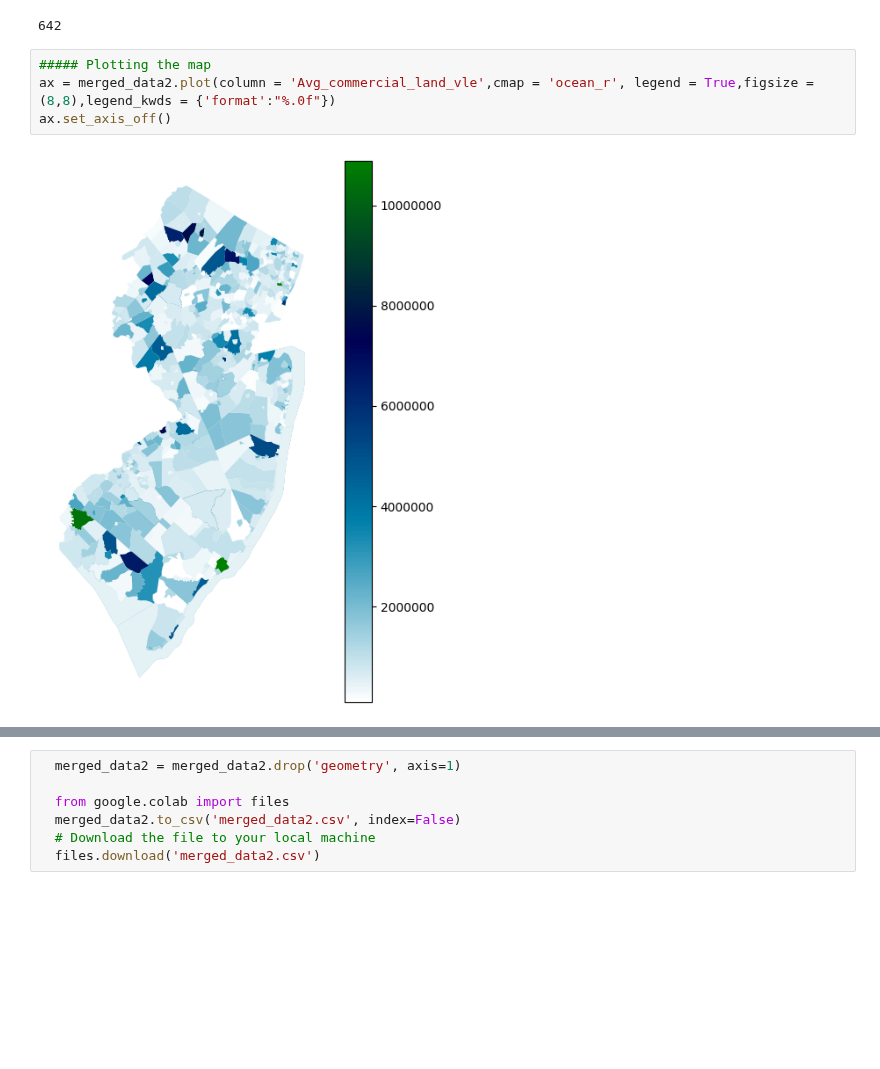
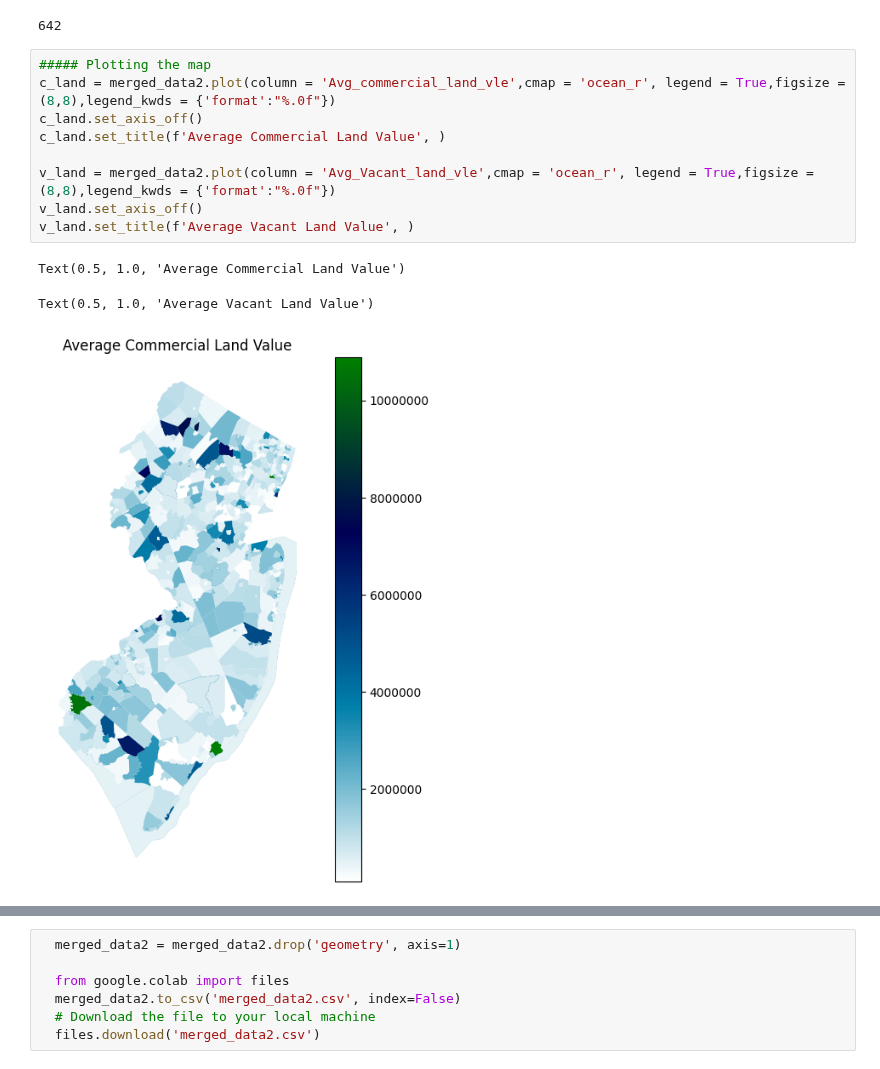
Before and after one commit to NihilKottal001/GIS, a Jupyter notebook: PS1.ipynb, the cells around one changed output, grey strips where cells are left out. Saved outputs shown, nothing was run; the diff lists cells and outputs as text; blank space fills up the shorter version.

```diff
--- a/PS1.ipynb
+++ b/PS1.ipynb
@@ -444,7 +438,14 @@ len(merged_data2)
 642
 # %%
 ##### Plotting the map
-ax = merged_data2.plot(column = 'Avg_commercial_land_vle',cmap = 'ocean_r', legend = True,figsize =(8,8),legend_kwds = {'format':"%.0f"})
-ax.set_axis_off()
+c_land = merged_data2.plot(column = 'Avg_commercial_land_vle',cmap = 'ocean_r', legend = True,figsize =(8,8),legend_kwds = {'format':"%.0f"})
+c_land.set_axis_off()
+c_land.set_title(f'Average Commercial Land Value', )
+
+v_land = merged_data2.plot(column = 'Avg_Vacant_land_vle',cmap = 'ocean_r', legend = True,figsize =(8,8),legend_kwds = {'format':"%.0f"})
+v_land.set_axis_off()
+v_land.set_title(f'Average Vacant Land Value', )
 # %% [output]
+Text(0.5, 1.0, 'Average Commercial Land Value')
+Text(0.5, 1.0, 'Average Vacant Land Value')
-[figure, old version]
+[figure, new version]
```
Also changed, not shown: parts of 2 cells of this notebook.
